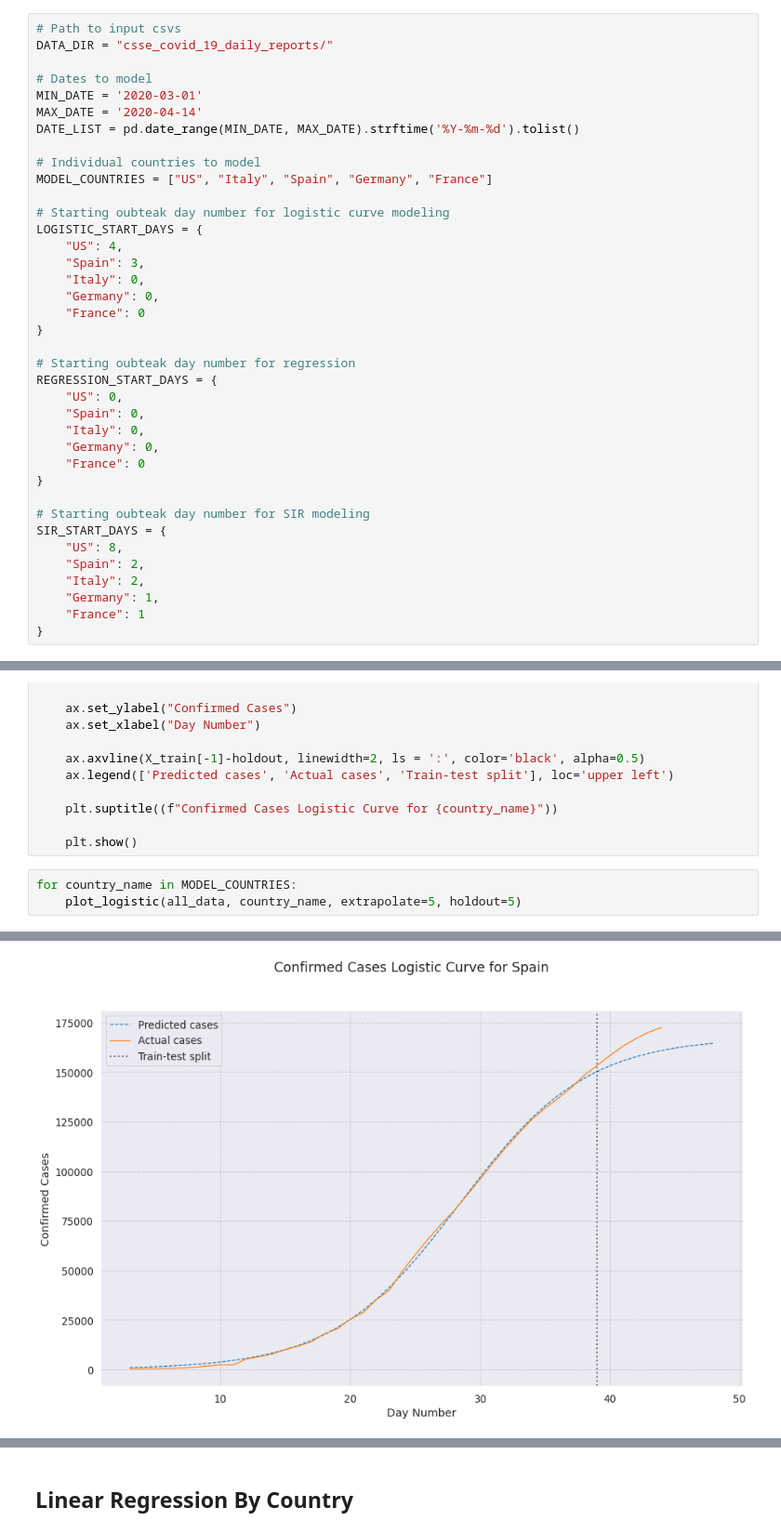
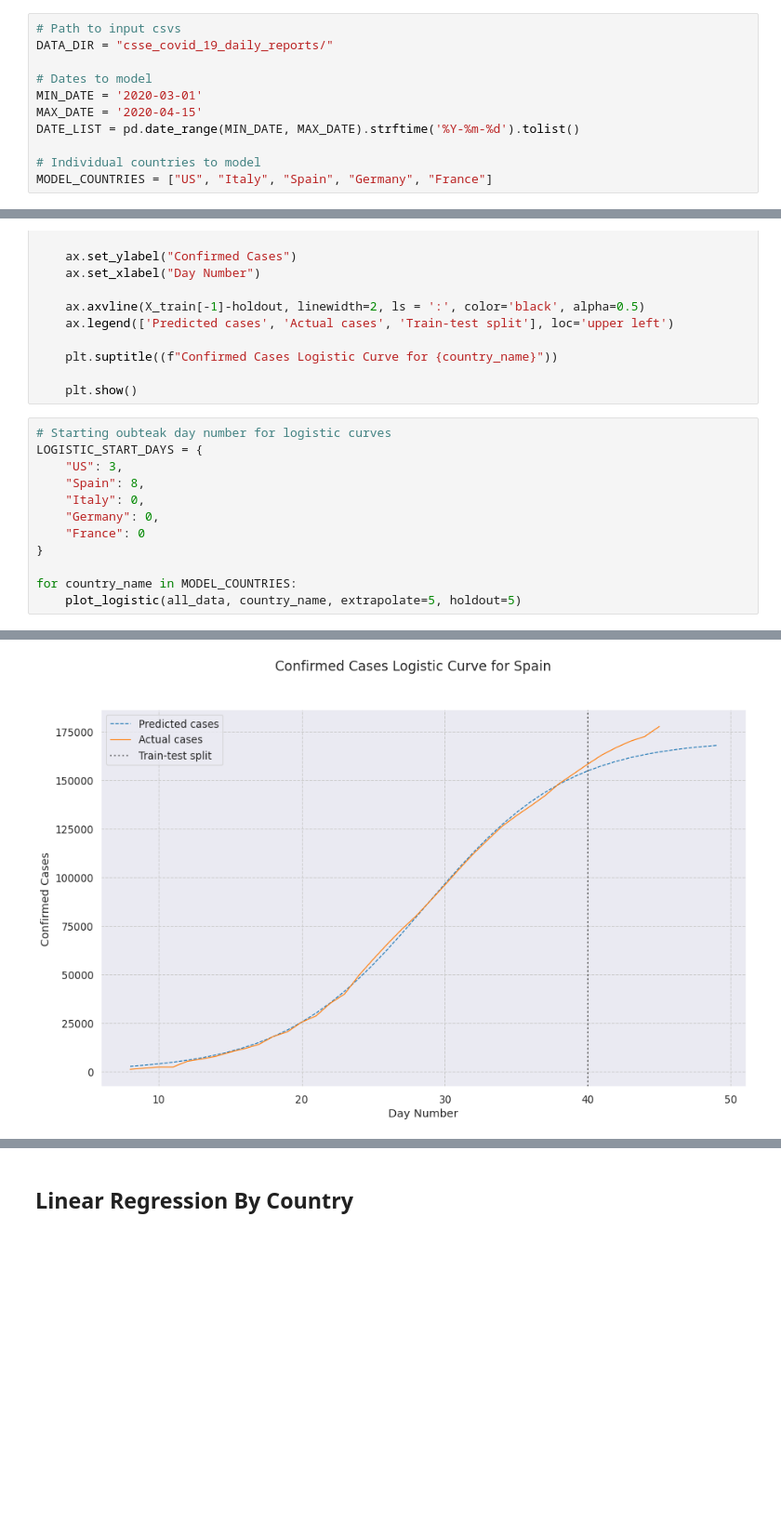
Before and after one commit to rdcolema/covid19-tracking, a Jupyter notebook: covid_forecasting.ipynb, the cells around one changed output, grey strips where cells are left out. Shown at 93% size. Saved outputs shown, nothing was run; the diff lists cells and outputs as text; blank space fills up the shorter version.

```diff
--- a/covid_forecasting.ipynb
+++ b/covid_forecasting.ipynb
@@ -31,38 +31,11 @@ DATA_DIR = "csse_covid_19_daily_reports/"
 
 # Dates to model
 MIN_DATE = '2020-03-01'
-MAX_DATE = '2020-04-14'
+MAX_DATE = '2020-04-15'
 DATE_LIST = pd.date_range(MIN_DATE, MAX_DATE).strftime('%Y-%m-%d').tolist()
 
 # Individual countries to model
 MODEL_COUNTRIES = ["US", "Italy", "Spain", "Germany", "France"]
-
-# Starting oubteak day number for logistic curve modeling
-LOGISTIC_START_DAYS = {
-    "US": 4,
-    "Spain": 3,
-    "Italy": 0,
-    "Germany": 0,
-    "France": 0
-}
-
-# Starting oubteak day number for regression
-REGRESSION_START_DAYS = {
-    "US": 0,
-    "Spain": 0,
-    "Italy": 0,
-    "Germany": 0,
-    "France": 0
-}
-
-# Starting oubteak day number for SIR modeling
-SIR_START_DAYS = {
-    "US": 8,
-    "Spain": 2,
-    "Italy": 2,
-    "Germany": 1,
-    "France": 1
-}
 # %%
 def build_aggregate_df():
 
@@ -173,6 +146,15 @@ def plot_logistic(df, country_name, extrapolate=5, holdout=5):
 
     plt.show()
 # %%
+# Starting oubteak day number for logistic curves
+LOGISTIC_START_DAYS = {
+    "US": 3,
+    "Spain": 8,
+    "Italy": 0,
+    "Germany": 0,
+    "France": 0
+}
+
 for country_name in MODEL_COUNTRIES:
     plot_logistic(all_data, country_name, extrapolate=5, holdout=5)
 # %% [output]
@@ -181 +163 @@ for country_name in MODEL_COUNTRIES:
-[figure, old version]
+[figure, new version]
```
Also changed, not shown: parts of 5 cells of this notebook, 2 other files.
